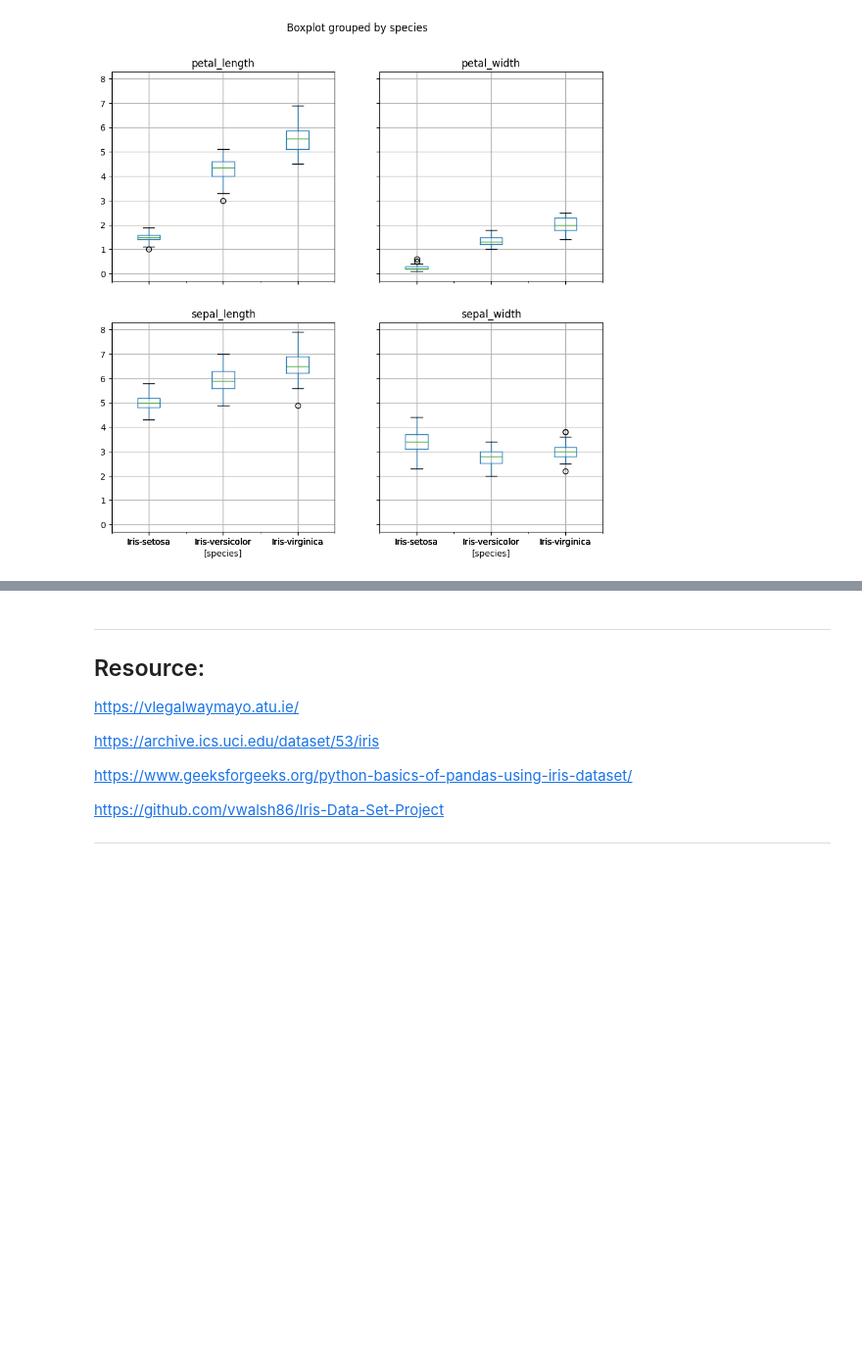
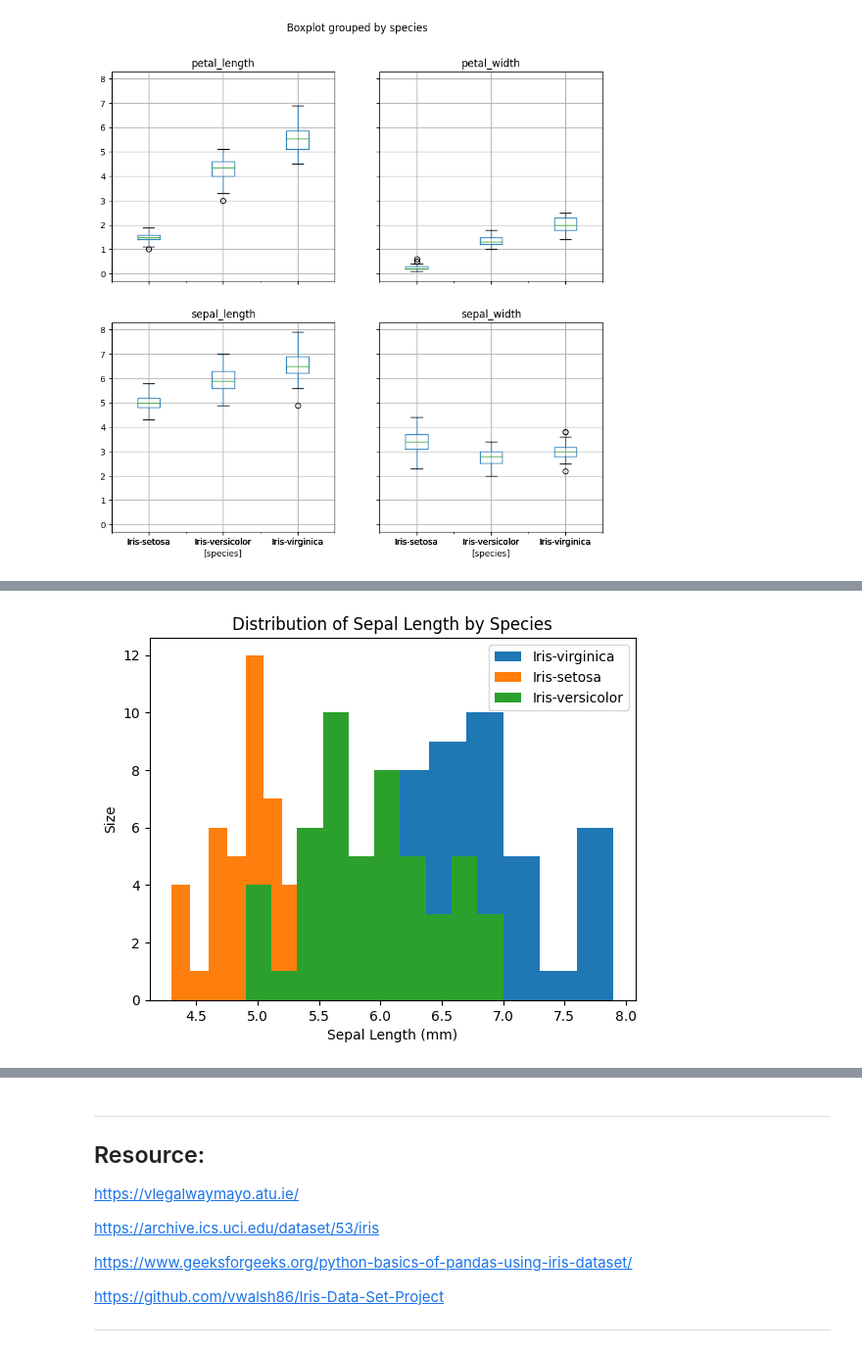
Before and after one commit to gusgoes/pands-project, a Jupyter notebook: analysis.ipynb, the cells around one changed output, grey strips where cells are left out. Shown at 98% size. Saved outputs shown, nothing was run; the diff lists cells and outputs as text; code cells hidden in the pictures; blank space fills up the shorter version.

```diff
--- a/analysis.ipynb
+++ b/analysis.ipynb
@@ -113,3 +113,8 @@ iris.boxplot(by='species', figsize=(10, 10))
 plt.savefig('iris_boxplot.png')
 # %% [output]
 [figure]
+# %%
+species_order = ['Iris-virginica','Iris-setosa','Iris-versicolor' ]
+iris['species'] = pd.Categorical(iris['species'], categories=species_order, ordered=True)
+iris_species = iris.sort_values('species')
+print(iris_species)
@@ -115,0 +136,9 @@ plt.savefig('iris_boxplot.png')
+# %%
+iris_species.groupby('species')['sepal_length'].plot(kind='hist', legend=True)
+plt.xlabel('Sepal Length (mm)')
+plt.ylabel('Size')
+plt.title('Distribution of Sepal Length by Species')
+plt.savefig('iris_sepal_length.png')
+plt.show()
+# %% [output]
+[figure, added]
```
Also changed, not shown: parts of 4 cells of this notebook, 4 other files.
